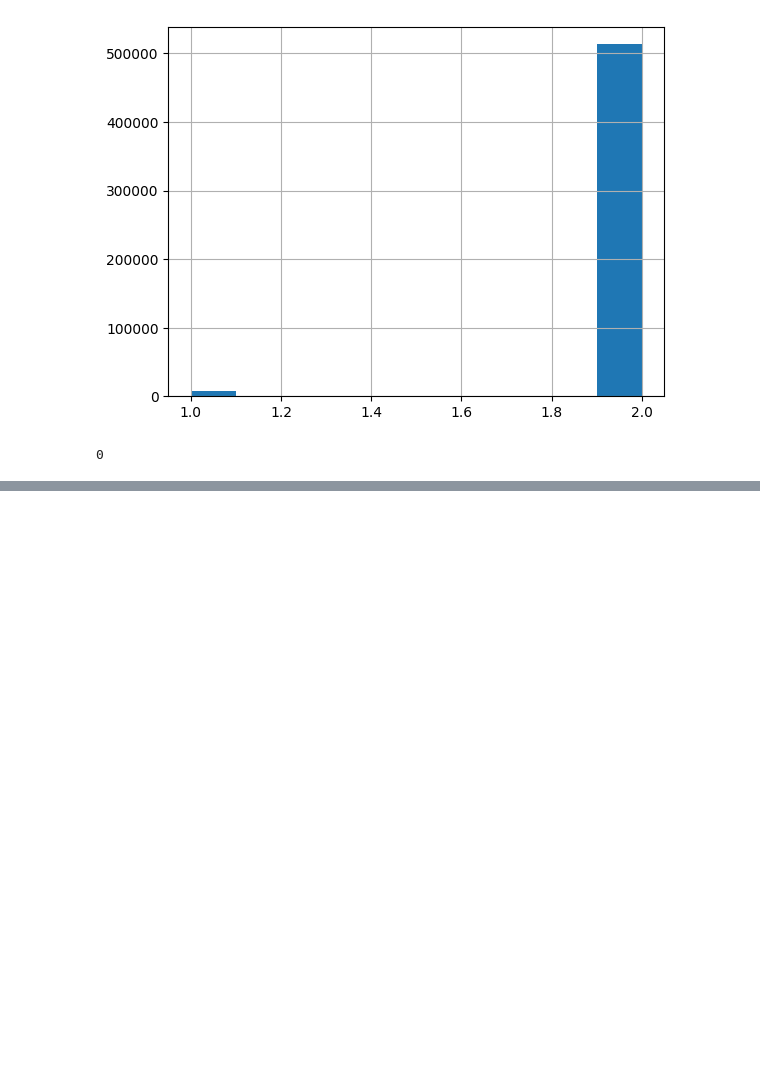
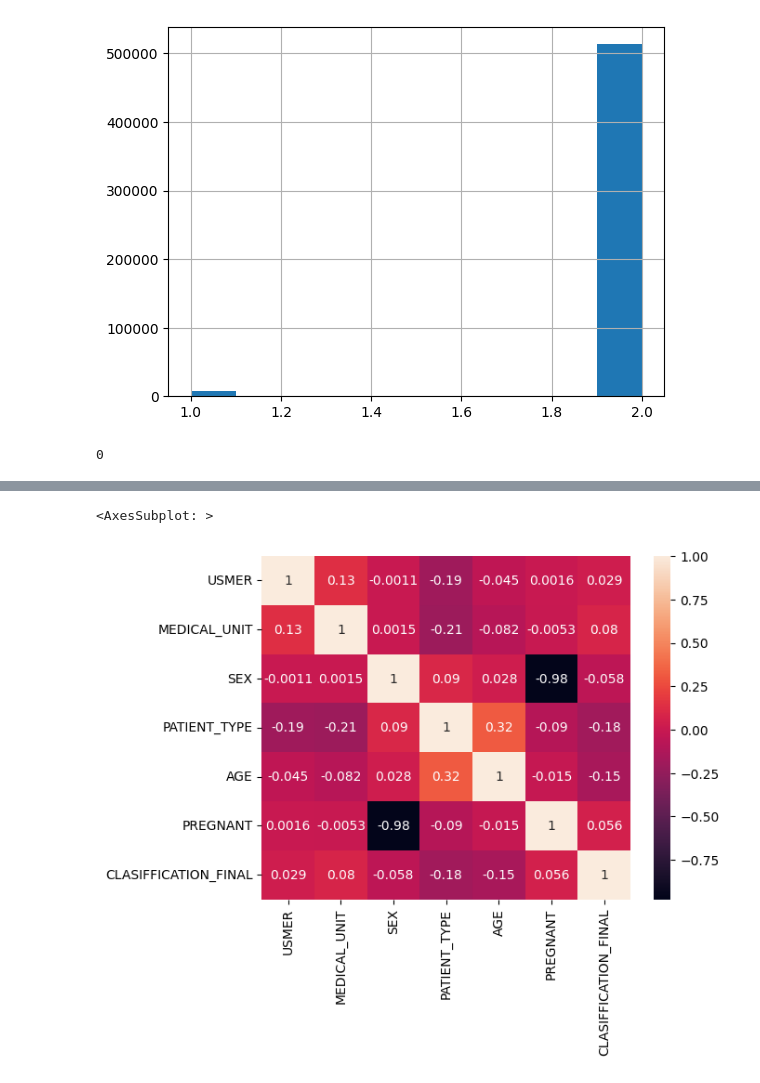
Before and after one commit to Ssutssimer/miniproject_data-science, a Jupyter notebook: miniproject-data-science.ipynb, the cells around one changed output, grey strips where cells are left out. Drawn from its saved outputs; the diff is of its cells as text; code cells hidden in the pictures; blank space fills up the shorter version.

```diff
--- a/miniproject-data-science.ipynb
+++ b/miniproject-data-science.ipynb
@@ -333,0 +394,3 @@ KeyError: "['INTUBED'] not found in axis"
+# %%
+df.drop(['DATE_DIED'], axis=1, inplace=True)
+df.head()
@@ -333,0 +404,6 @@ KeyError: "['INTUBED'] not found in axis"
+# %%
+corr = df.corr()
+sns.heatmap(corr, annot=True, cbar=True)
+# %% [output]
+<AxesSubplot: >
+[figure, added]
```
Also changed, not shown: parts of 26 cells of this notebook.
